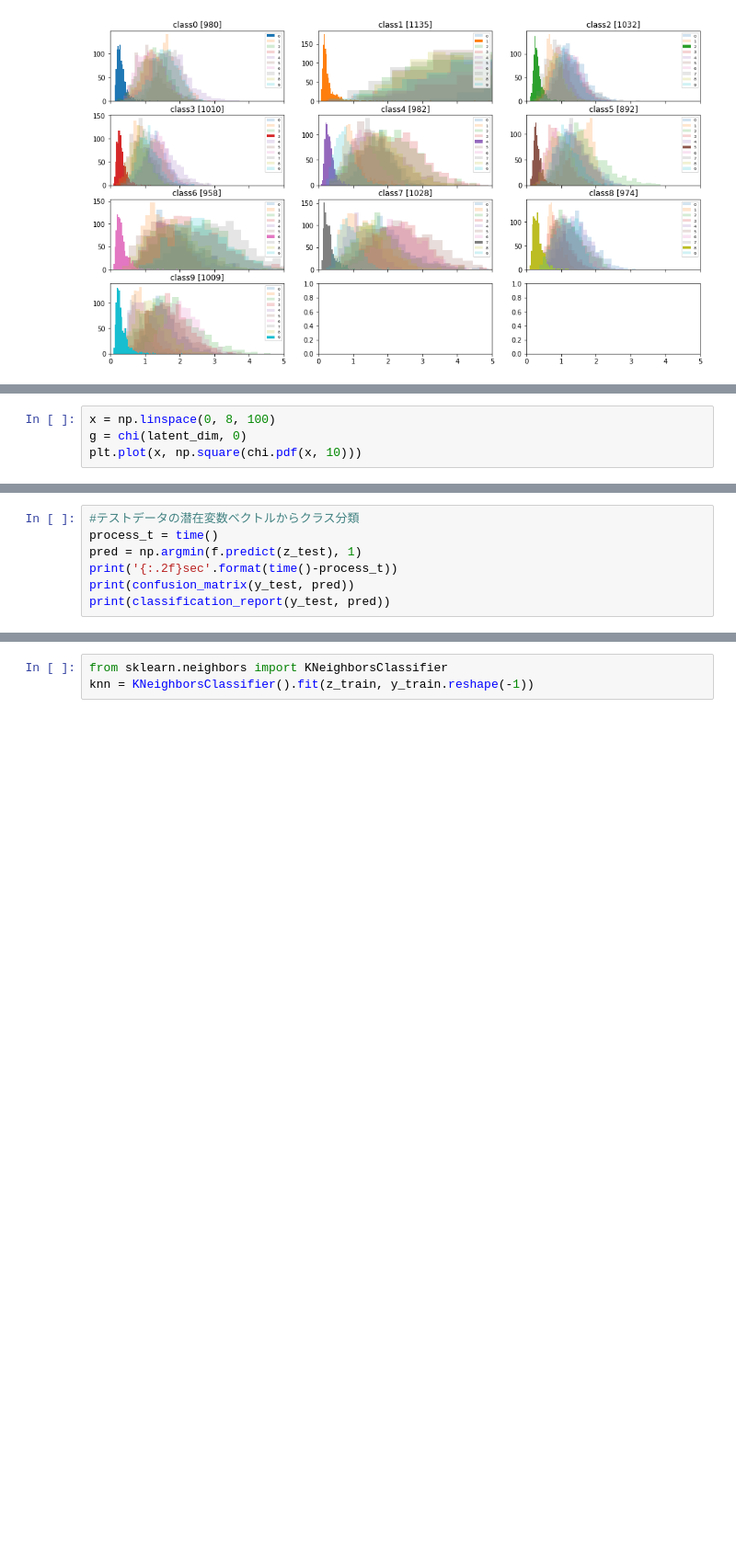
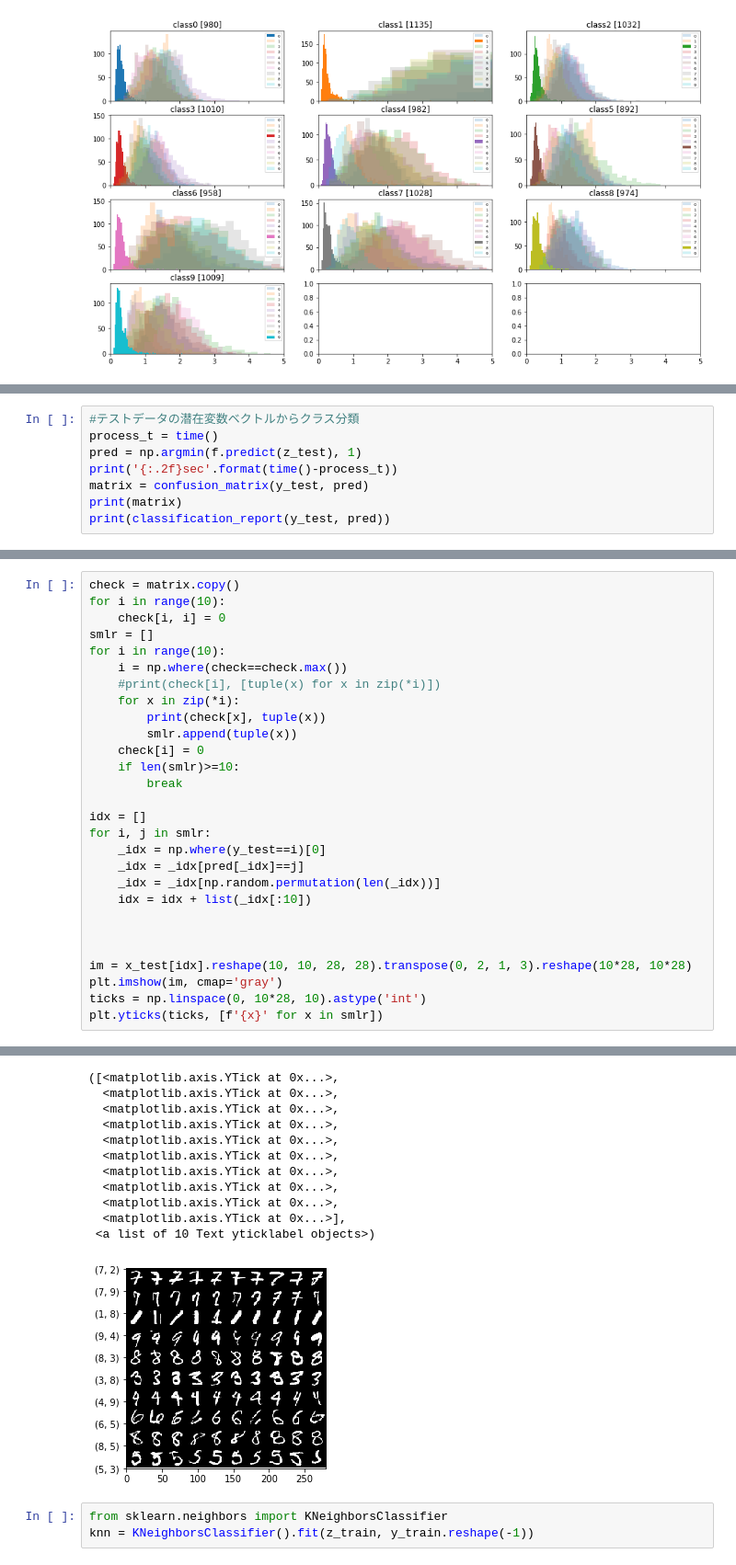
Before and after one commit to yygr/datascience_utility, a Jupyter notebook: notebook/Mnist classifier with VAE+Mahalanobis.ipynb, the cells around one changed output, grey strips where cells are left out. Shown at 92% size. Cells and saved outputs as stored; diff of their text form; blank space fills up the shorter version.

```diff
--- a/notebook/Mnist classifier with VAE+Mahalanobis.ipynb
+++ b/notebook/Mnist classifier with VAE+Mahalanobis.ipynb
@@ -119,4 +141,0 @@ mean, var, skew, kurt = chi.stats(x, 3, moments='mvsk')
-# %%
-x = np.linspace(0, 8, 100)
-g = chi(latent_dim, 0)
-plt.plot(x, np.square(chi.pdf(x, 10)))
@@ -148,6 +144,7 @@ f.pdf(x)
 process_t = time()
 pred = np.argmin(f.predict(z_test), 1)
 print('{:.2f}sec'.format(time()-process_t))
-print(confusion_matrix(y_test, pred))
+matrix = confusion_matrix(y_test, pred)
+print(matrix)
 print(classification_report(y_test, pred))
 # %% [output]
@@ -168,3 +165,32 @@ print(classification_report(y_test, pred))
           9       0.91      0.92      0.91      1009
 
 avg / total       0.93      0.93      0.93     10000
+# %%
+check = matrix.copy()
+for i in range(10):
+    check[i, i] = 0
+smlr = []
+for i in range(10):
+    i = np.where(check==check.max())
+    #print(check[i], [tuple(x) for x in zip(*i)])
+    for x in zip(*i):
+        print(check[x], tuple(x))
+        smlr.append(tuple(x))
+    check[i] = 0
+    if len(smlr)>=10:
+        break
+
+idx = []
+for i, j in smlr:
+    _idx = np.where(y_test==i)[0]
+    _idx = _idx[pred[_idx]==j]
+    _idx = _idx[np.random.permutation(len(_idx))]
+    idx = idx + list(_idx[:10])
+
+
+
+im = x_test[idx].reshape(10, 10, 28, 28).transpose(0, 2, 1, 3).reshape(10*28, 10*28)
+plt.imshow(im, cmap='gray')
+ticks = np.linspace(0, 10*28, 10).astype('int')
+plt.yticks(ticks, [f'{x}' for x in smlr])
+# %% [output]
@@ -171,3 +207,15 @@ avg / total       0.93      0.93      0.93     10000
+([<matplotlib.axis.YTick at 0x...>,
+  <matplotlib.axis.YTick at 0x...>,
+  <matplotlib.axis.YTick at 0x...>,
+  <matplotlib.axis.YTick at 0x...>,
+  <matplotlib.axis.YTick at 0x...>,
+  <matplotlib.axis.YTick at 0x...>,
+  <matplotlib.axis.YTick at 0x...>,
+  <matplotlib.axis.YTick at 0x...>,
+  <matplotlib.axis.YTick at 0x...>,
+  <matplotlib.axis.YTick at 0x...>],
+ <a list of 10 Text yticklabel objects>)
+[figure, added]
 # %%
 from sklearn.neighbors import KNeighborsClassifier
 knn = KNeighborsClassifier().fit(z_train, y_train.reshape(-1))
```
Also changed, not shown: parts of 23 cells of this notebook, 2 other files.
